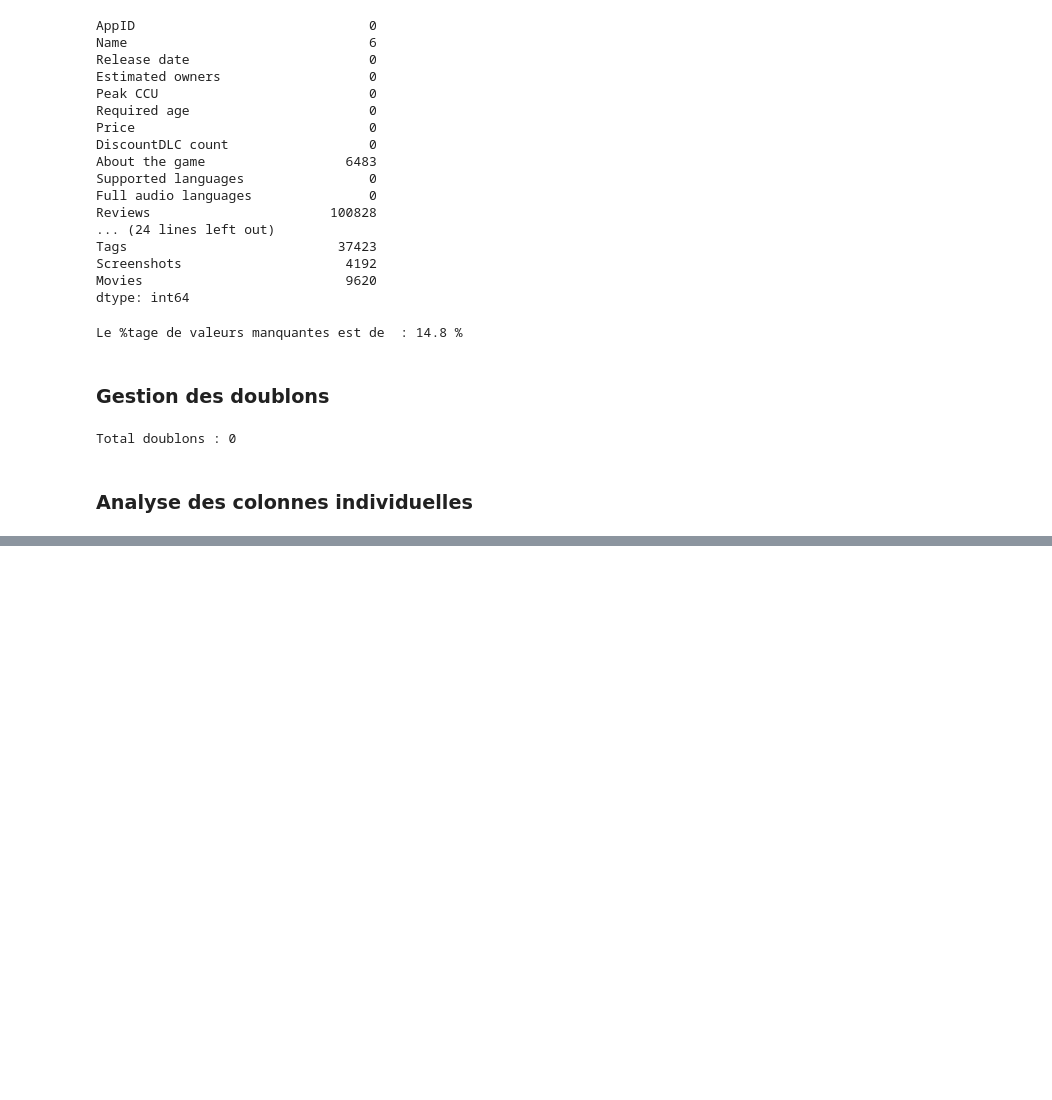
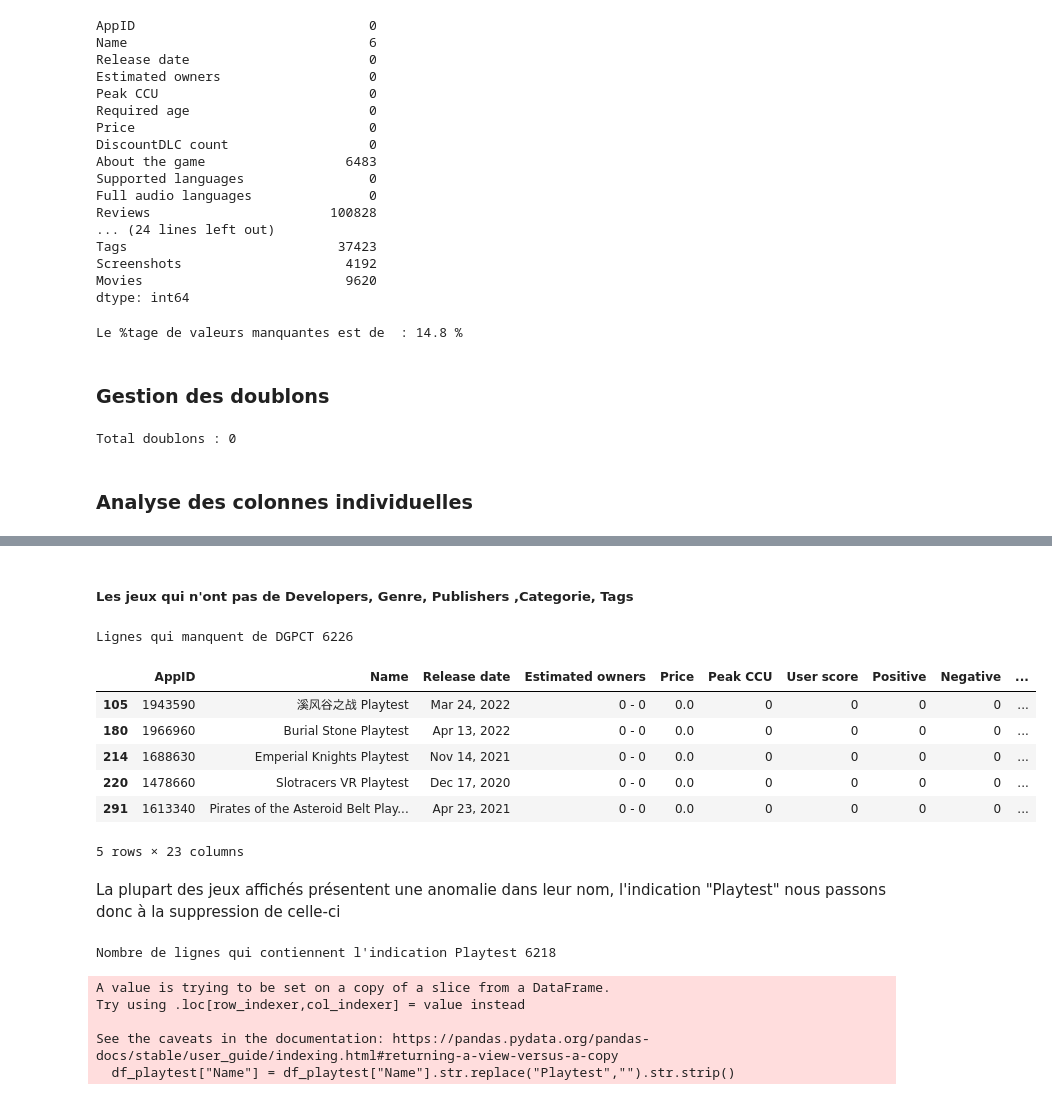
Before and after one commit to GitAlberto/GAMEDATA360, a Jupyter notebook: notebooks/EDA.ipynb, the cells around one changed output, grey strips where cells are left out. Drawn from its saved outputs; the diff is of its cells as text; code cells hidden in the pictures; blank space fills up the shorter version.

```diff
--- a/notebooks/EDA.ipynb
+++ b/notebooks/EDA.ipynb
@@ -147,0 +171,3 @@ Total doublons : 0
+# %%
+# Création de la copie du dataset pour éviter d'endommager les données de base
+data_copy = data.copy()
@@ -147,0 +299,34 @@ Total doublons : 0
+# %% [markdown]
+<h5>Les jeux qui n'ont pas de Developers, Genre, Publishers ,Categorie, Tags</h5>
+# %%
+# Les jeux qui n'ont pas de Developers, Genre, Publishers ,Categorie, Tags
+jeux_a_enrichir_DGPCT = data_copy[data_copy['Developers'].isna() & data_copy['Genres'].isna() & data_copy['Publishers'].isna() & data_copy['Categories'].isna() & data_copy['Tags'].isna()]
+print("Lignes qui manquent de DGPCT",len(jeux_a_enrichir_DGPCT))
+jeux_a_enrichir_DGPCT.head(5)
+# %% [output]
+Lignes qui manquent de DGPCT 6226
+|  | AppID | Name | Release date | Estimated owners | Price | Peak CCU | User score | Positive | Negative | ... |
+| 105 | 1943590 | 溪风谷之战 Playtest | Mar 24, 2022 | 0 - 0 | 0.0 | 0 | 0 | 0 | 0 | ... |
+| 180 | 1966960 | Burial Stone Playtest | Apr 13, 2022 | 0 - 0 | 0.0 | 0 | 0 | 0 | 0 | ... |
+| 214 | 1688630 | Emperial Knights Playtest | Nov 14, 2021 | 0 - 0 | 0.0 | 0 | 0 | 0 | 0 | ... |
+| 220 | 1478660 | Slotracers VR Playtest | Dec 17, 2020 | 0 - 0 | 0.0 | 0 | 0 | 0 | 0 | ... |
+| 291 | 1613340 | Pirates of the Asteroid Belt Play... | Apr 23, 2021 | 0 - 0 | 0.0 | 0 | 0 | 0 | 0 | ... |
+5 rows × 23 columns
+# %% [markdown]
+La plupart des jeux affichés présentent une anomalie dans leur nom, l'indication "Playtest" nous passons donc à la suppression de celle-ci
+# %%
+# Filtrage les lignes où 'Name' contient 'Playtest'
+mask = data_copy["Name"].str.contains("Playtest", na=False)
+df_playtest = data_copy[mask]
+print("Nombre de lignes qui contiennent l'indication Playtest",len(df_playtest))
+# %% [output]
+Nombre de lignes qui contiennent l'indication Playtest 6218
+# %%
+# Supprission de l'indication 'Playtest' dans les noms filtrés
+df_playtest["Name"] = df_playtest["Name"].str.replace("Playtest","").str.strip()
+# %% [output]
+A value is trying to be set on a copy of a slice from a DataFrame.
+Try using .loc[row_indexer,col_indexer] = value instead
+
+See the caveats in the documentation: https://pandas.pydata.org/pandas-docs/stable/user_guide/indexing.html#returning-a-view-versus-a-copy
+  df_playtest["Name"] = df_playtest["Name"].str.replace("Playtest","").str.strip()
```
Also changed, not shown: parts of 40 cells of this notebook, 13 other files.
